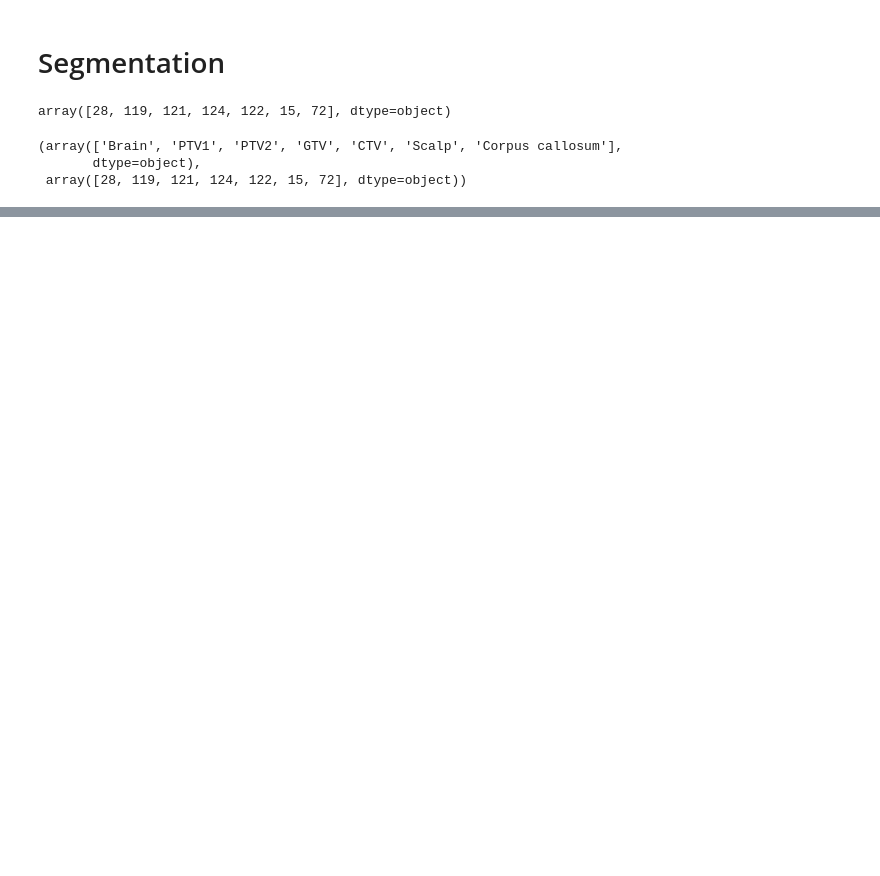
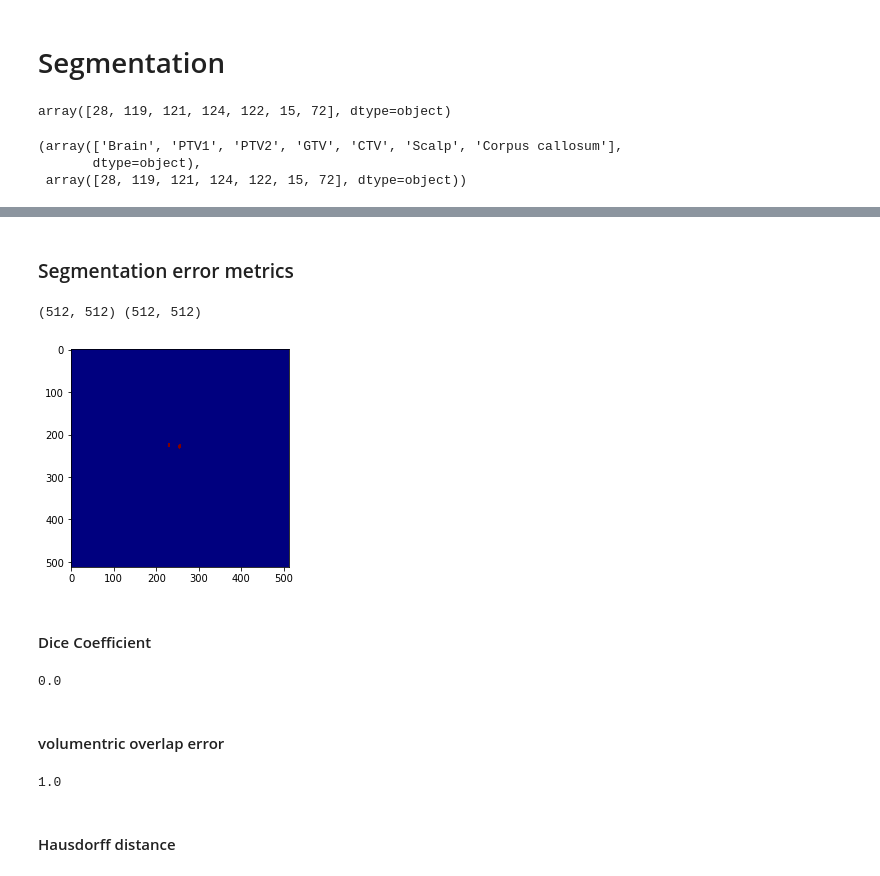
Before and after one commit to CarolineMagg/KidsBrainProject, a Jupyter notebook: data_processing/active_contour_draft2.ipynb, the cells around one changed output, grey strips where cells are left out. Saved outputs shown, nothing was run; the diff lists cells and outputs as text; code cells hidden in the pictures; blank space fills up the shorter version.

Commit message:
Extend segmentation class with error measurements
* merge segmentation of multiple instances
* add error metrics to segmentation
* add evaluation method

```diff
--- a/data_processing/active_contour_draft2.ipynb
+++ b/data_processing/active_contour_draft2.ipynb
@@ -233,10 +197,10 @@ found, index
  array([28, 119, 121, 124, 122, 15, 72], dtype=object))
 # %%
 ind = 6
-first = 76
+first = 72
 contour = segmentor.active_contour(found[ind], postprocess = 0,
                                    first=first, last=first+5,
-                                   kernel=(5,5), beta=0.1, w_edge=0.1, max_iterations=5,
+                                   kernel=(5,5), beta=0.1, w_edge=0.1, max_iterations=2,
                                    debug=True)
 np.shape(contour)
 # %% [output]
@@ -258,0 +223,28 @@ segmentor.show_segmentation_stack(2,2)
+# %% [markdown]
+### Segmentation error metrics
+# %%
+predicted = contour[0]
+groundtruth = data.get_contour_overlay('Corpus callosum')[first]
+plt.imshow(predicted*3+groundtruth, cmap = 'jet')
+print(predicted.shape, groundtruth.shape)
+# %% [output]
+(512, 512) (512, 512)
+[figure, added]
+# %% [markdown]
+#### Dice Coefficient
+# %%
+k = 1
+dice = np.sum(predicted[groundtruth==k])*2.0 / (np.sum(predicted) + np.sum(groundtruth))
+dice
+# %% [output]
+0.0
+# %% [markdown]
+#### volumentric overlap error
+# %%
+k = 1
+overlap = 1- np.sum(predicted[groundtruth==k])*2.0 / (np.sum(predicted+groundtruth))
+overlap
+# %% [output]
+1.0
+# %% [markdown]
+#### Hausdorff distance
```
Also changed, not shown: parts of 14 cells of this notebook, 1 other file.
